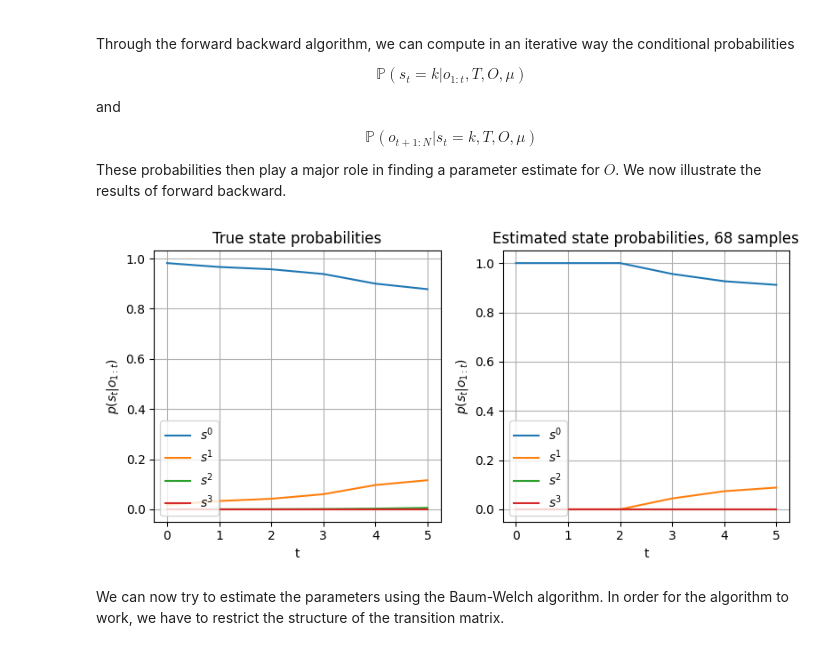
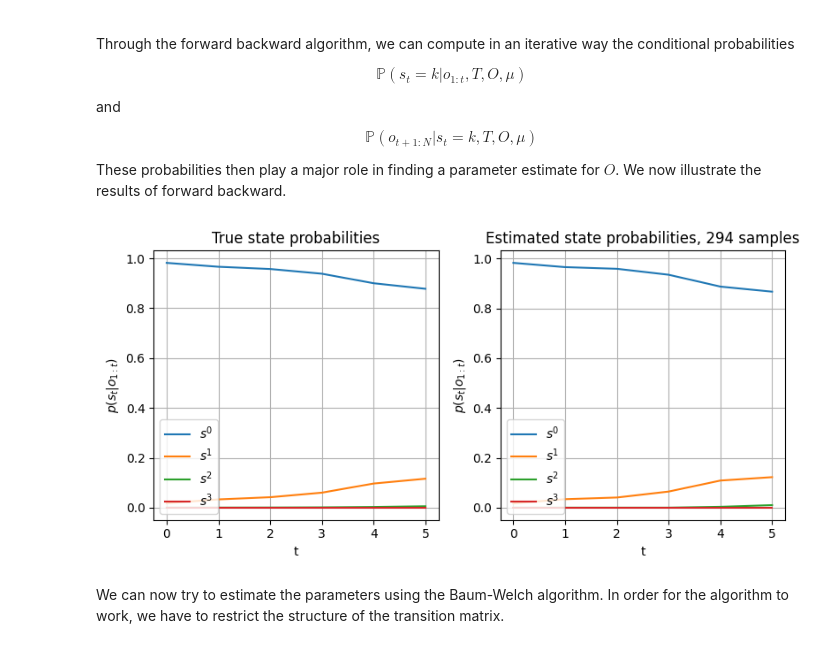
Before and after one commit to tobias-heinzle/BaumWelchJax, a Jupyter notebook: notebooks/test_algorithm.ipynb, the cells around one changed output. Drawn from its saved outputs; the diff is of its cells as text; code cells hidden in the pictures.

```diff
--- a/test_algorithm.ipynb
+++ b/notebooks/test_algorithm.ipynb
@@ -65,10 +65,10 @@ plt.show()
 # %% [markdown]
 We are now ready to use our parameters to generate a set of sequences which we will use to train our HMM.
 # %%
-from generation import generate_sequence
+from baum_welch_jax.algorithms import generate_sequence
 
-n_sequences = 10_000
-len_sequence = 100
+n_sequences = 50_000
+len_sequence = 1000
 rng_key, *sequence_keys = split(key(seed), 1 + n_sequences)
 
 generate = jax.jit(lambda _key: generate_sequence(_key, T, O, mu, len_sequence))
@@ -145,41 +153,41 @@ $$ \mathbb{P}(o_{t+1:N} | s_t = k, T, O ,\mu)$$
 
 These probabilities then play a major role in finding a parameter estimate for $O$. We now illustrate the results of forward backward.
 # %%
-from inference import forward_backward
+from baum_welch_jax.algorithms import forward_backward
 
 test_length = 6
 test_sequence = observations[0, :test_length]
 
-gamma, xi = forward_backward(test_sequence, T, O , mu)
+gamma, xi = forward_backward(test_sequence, T, O , mu, mode='regular')
 
 fig, ax = plt.subplots(1, 2)
 fig.set_size_inches(8,4)
 
 for k, row in enumerate((gamma / jnp.sum(gamma, axis=-1)[:, None]).T):
     ax[0].plot(row, label=f"$s^{k}$")
 ax[0].set_title("True state probabilities")
 
 identical_indices = jnp.all(observations[:, :test_length] == test_sequence, axis=-1)
 identical_samples = jnp.sum(identical_indices)
 
 filtered_states = states[identical_indices]
 
 state_distr = lax.map(lambda s: jnp.count_nonzero(filtered_states == s, axis=0), jnp.arange(n)) / filtered_states.shape[0]
 
 for k, row in enumerate(state_distr):
     ax[1].plot(row[:test_length], label=f"$s^{k}$")
 ax[1].set_title("Estimated state probabilities" + f", {len(filtered_states)} samples")
 
 for k in (0,1):
     ax[k].set_xlabel("t")
     ax[k].set_ylabel("$p(s_t | o_{1:t})$")
     ax[k].grid()
     ax[k].legend(loc="lower left")
 
 plt.tight_layout()
 plt.show()
 # %% [output]
-[figure, old version]
+[figure, new version]
 # %% [markdown]
 We can now try to estimate the parameters using the Baum-Welch algorithm. In order for the algorithm to work, we have to restrict the structure of the transition matrix.
 # %%
```
Also changed, not shown: parts of 6 cells of this notebook, 19 other files.
